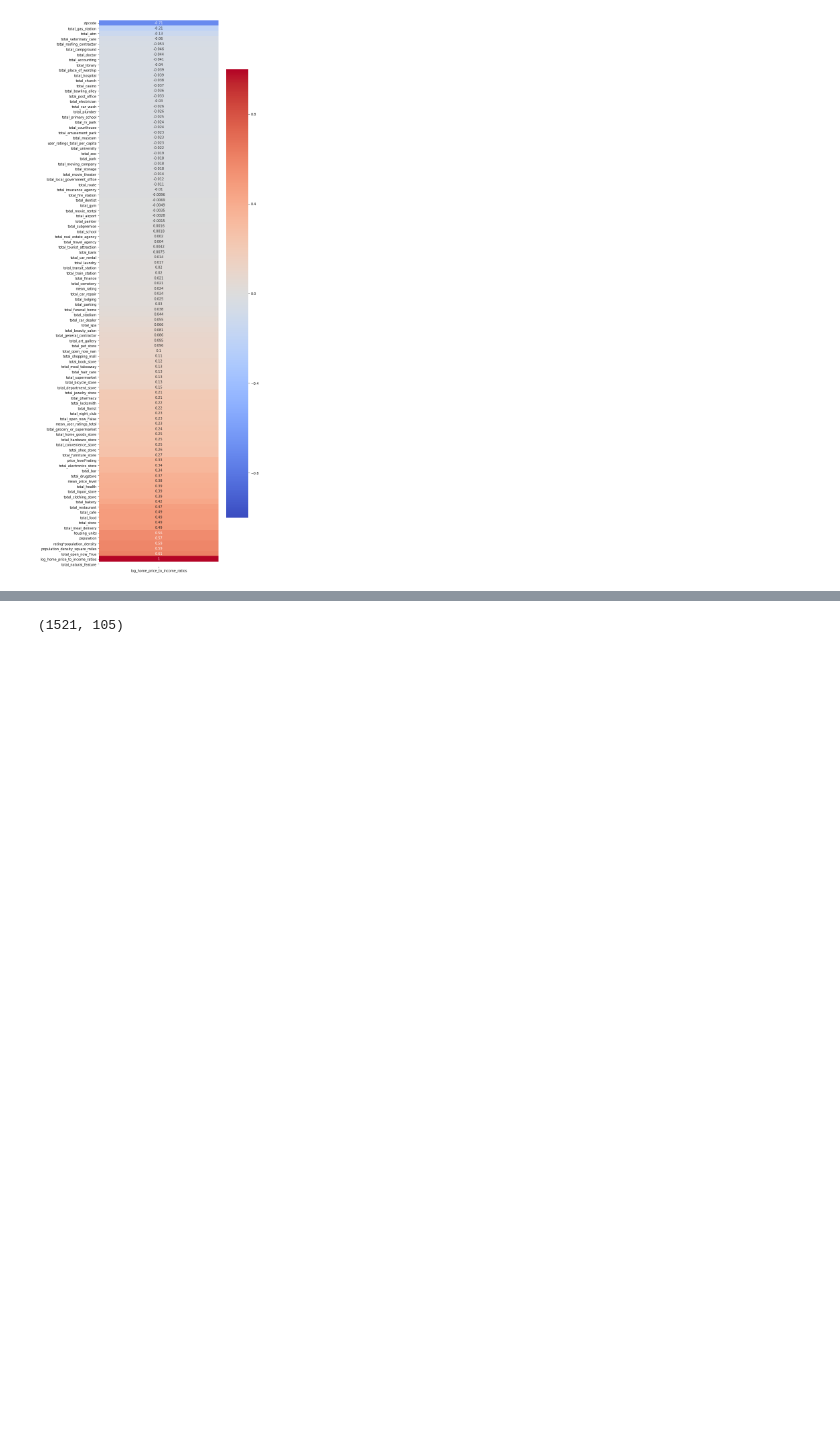
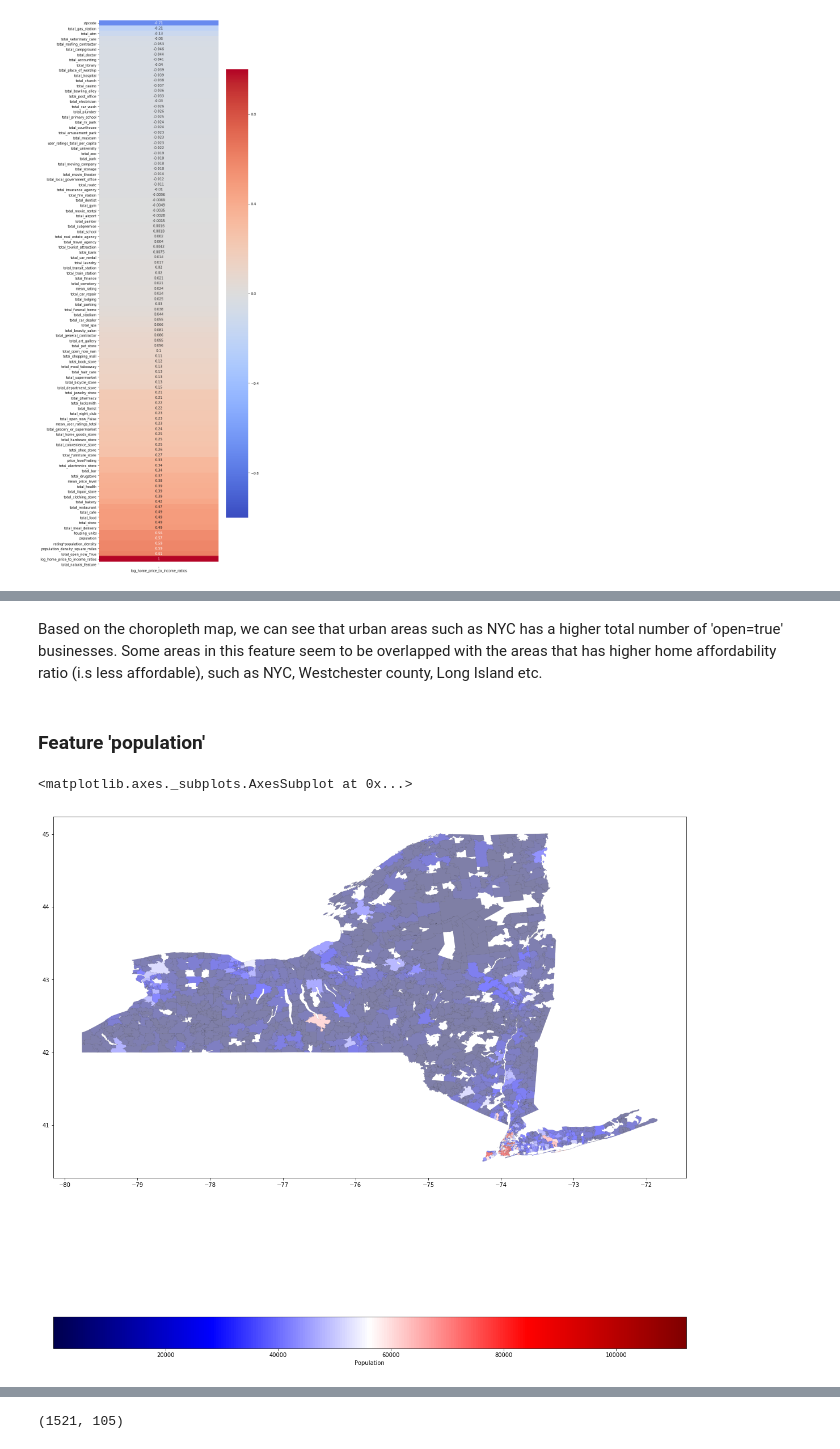
Before and after one commit to FredaXin/capstone, a Jupyter notebook: code/04_02_eda_and_data_cleaning_v2.ipynb, the cells around one changed output, grey strips where cells are left out. Saved outputs shown, nothing was run; the diff lists cells and outputs as text; code cells hidden in the pictures; blank space fills up the shorter version.

```diff
--- a/code/04_02_eda_and_data_cleaning_v2.ipynb
+++ b/code/04_02_eda_and_data_cleaning_v2.ipynb
@@ -386,0 +417,18 @@ In this case, a classic linear regression model may not be able to handle it.
+# %% [markdown]
+Based on the choropleth map, we can see that urban areas such as NYC has a higher total number of 'open=true' businesses. Some areas in this feature seem to be overlapped with the areas that has higher home affordability ratio (i.s less affordable), such as NYC, Westchester county, Long Island etc.
+# %% [markdown]
+### Feature 'population'
+# %%
+fig, ax = plt.subplots(1, 1, figsize=(20,30))
+df_geo_merged.plot(column='population',
+                   ax=ax,
+                   legend=True,
+                   legend_kwds={'label': 'Population',
+                                'orientation': "horizontal"},
+                   alpha=0.5,
+                   edgecolor='k',
+                   cmap='seismic',
+                   linewidth=0.1)
+# %% [output]
+<matplotlib.axes._subplots.AxesSubplot at 0x...>
+[figure, added]
```
Also changed, not shown: parts of 38 cells of this notebook.
